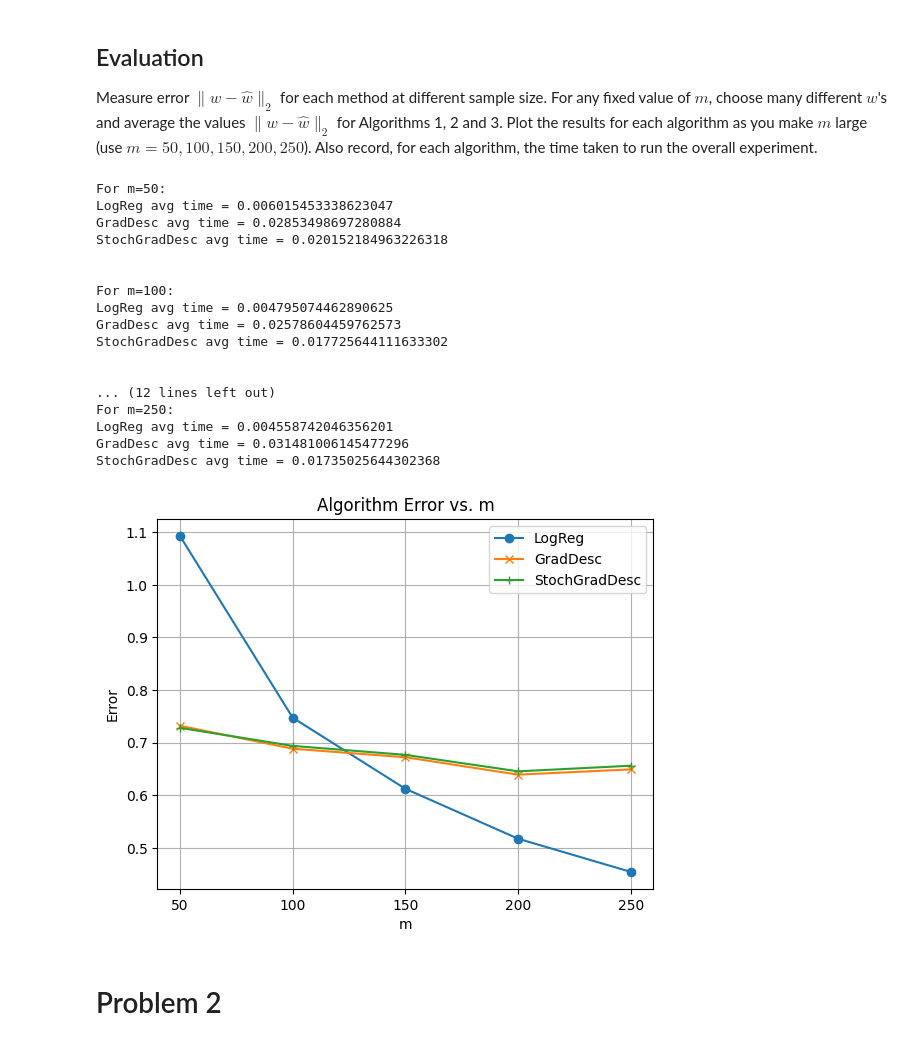
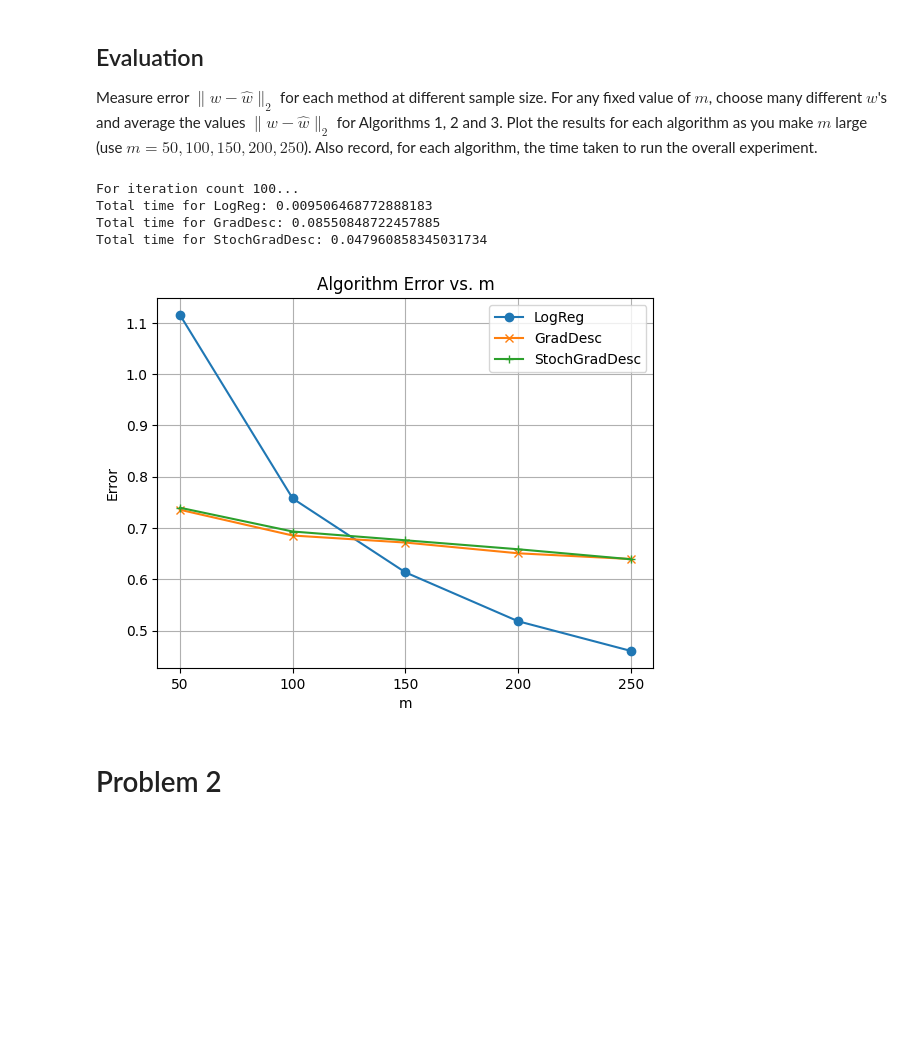
Before and after one commit to DapperDataAnalyst/Machine_Learning, a Jupyter notebook: HW2 Code.ipynb, the cells around one changed output. Saved outputs shown, nothing was run; the diff lists cells and outputs as text; code cells hidden in the pictures; blank space fills up the shorter version.

```diff
--- a/HW2 Code.ipynb
+++ b/HW2 Code.ipynb
@@ -133,6 +133,10 @@ m = np.arange(start=50,stop=251,step=50)
 logreg_PermaList = []
 graddesc_PermaList = []
 stoch_PermaList = []
+
+logreg_TotalTimeList = []
+graddesc_TotalTimeList = []
+stoch_TotalTimeList = []
 
 for m_val in m:
 
@@ -146,7 +150,7 @@ for m_val in m:
     graddesc_TimeList = []
     stoch_TimeList = []
 
-    for i in range(100):
+    for i in range(iters := 100):
         # Generate data for this iteration
         true_w, X_train, y_train = generate_data(m_val)
 
@@ -161,56 +165,48 @@ for m_val in m:
         begin = time.time()
         graddesc_w = grad_desc(X_train,y_train)
         end = time.time()
         graddesc_DiffList.append(np.linalg.norm(true_w - graddesc_w))
         graddesc_TimeList.append(end - begin)
 
         # For StochGradDesc...
         begin = time.time()
         stoch_w = stoch_grad_desc(X_train,y_train)
         end = time.time()
         stoch_DiffList.append(np.linalg.norm(true_w - stoch_w))
         stoch_TimeList.append(end - begin)
 
-    print(f'For m={m_val}:\n'
-          f'LogReg avg time = {np.mean(logreg_TimeList)}\n'
-          f'GradDesc avg time = {np.mean(graddesc_TimeList)}\n'
-          f'StochGradDesc avg time = {np.mean(stoch_TimeList)}')
-    print('\n')
+    # Store execution times
+    logreg_TotalTimeList.append(np.mean(logreg_TimeList))
+    graddesc_TotalTimeList.append(np.mean(graddesc_TimeList))
+    stoch_TotalTimeList.append(np.mean(stoch_TimeList))
 
+    # Store error values
     logreg_PermaList.append(np.mean(logreg_DiffList))
     graddesc_PermaList.append(np.mean(graddesc_DiffList))
     stoch_PermaList.append(np.mean(stoch_DiffList))
+
+print(f'For iteration count {iters}...\n'
+      f'Total time for LogReg: {np.sum(logreg_TotalTimeList)}\n'
+      f'Total time for GradDesc: {np.sum(graddesc_TotalTimeList)}\n'
+      f'Total time for StochGradDesc: {np.sum(stoch_TotalTimeList)}')
 
 # Plot the data as a line chart
 plt.plot(m, logreg_PermaList, label='LogReg', marker='o')
 plt.plot(m, graddesc_PermaList, label='GradDesc', marker='x')
 plt.plot(m, stoch_PermaList, label='StochGradDesc', marker='+')
 plt.xlabel('m')
 plt.ylabel('Error')
 plt.title('Algorithm Error vs. m')
 plt.legend()
 plt.xticks(m)
 plt.grid(True)
 plt.show()
 # %% [output]
-For m=50:
-LogReg avg time = 0.006015453338623047
-GradDesc avg time = 0.02853498697280884
-StochGradDesc avg time = 0.020152184963226318
-
-
-For m=100:
-LogReg avg time = 0.004795074462890625
-GradDesc avg time = 0.02578604459762573
-StochGradDesc avg time = 0.017725644111633302
-
-
-... (12 lines left out)
-For m=250:
-LogReg avg time = 0.004558742046356201
-GradDesc avg time = 0.031481006145477296
-StochGradDesc avg time = 0.01735025644302368
+For iteration count 100...
+Total time for LogReg: 0.009506468772888183
+Total time for GradDesc: 0.08550848722457885
+Total time for StochGradDesc: 0.047960858345031734
-[figure, old version]
+[figure, new version]
 # %% [markdown]
 # Problem 2
 # %%
```
